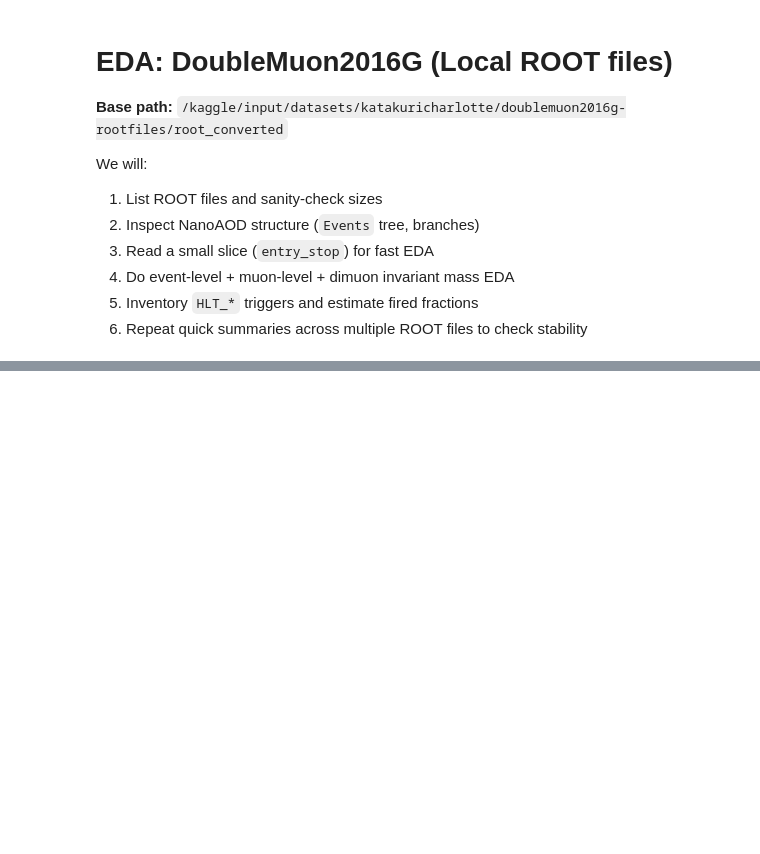
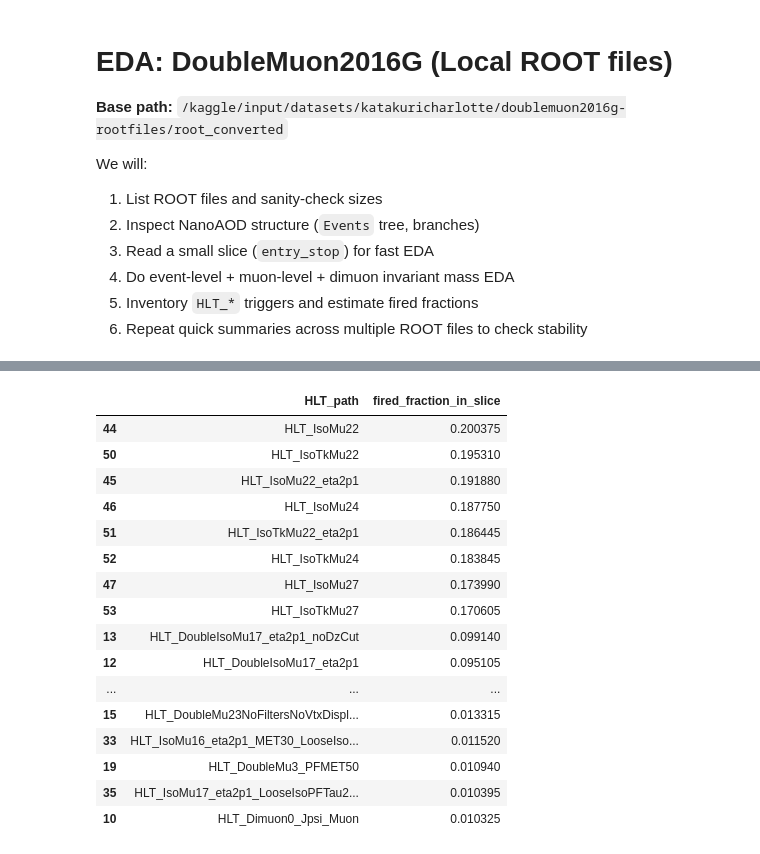
Before and after one commit to prajwal816/CMS-Collision-Detection, a Jupyter notebook: EDA-DoubleMuon.ipynb, the cells around one changed output, grey strips where cells are left out. Cells and saved outputs as stored; diff of their text form; code cells hidden in the pictures; blank space fills up the shorter version.

```diff
--- a/EDA-DoubleMuon.ipynb
+++ b/EDA-DoubleMuon.ipynb
@@ -485,0 +385,35 @@ out_parquet, df_flat.head()
+# %%
+# Cell 16 — Read a subset of HLT paths (muon-related) and compute fired fraction
+hlt_mu = [b for b in hlt_branches if "Mu" in b][:80]  # cap for speed
+
+wanted_hlt = [b for b in (wanted + hlt_mu) if b in branch_names]
+arr_hlt = events.arrays(wanted_hlt, entry_stop=ENTRY_STOP, library="ak")
+
+hlt_rate = []
+for b in hlt_mu:
+    if b in arr_hlt.fields:
+        hlt_rate.append((b, float(ak.mean(arr_hlt[b]))))
+
+hlt_rate_df = pd.DataFrame(hlt_rate, columns=["HLT_path", "fired_fraction_in_slice"]).sort_values(
+    "fired_fraction_in_slice", ascending=False
+)
+
+hlt_rate_df.head(30)
+# %% [output]
+|  | HLT_path | fired_fraction_in_slice |
+| 44 | HLT_IsoMu22 | 0.200375 |
+| 50 | HLT_IsoTkMu22 | 0.195310 |
+| 45 | HLT_IsoMu22_eta2p1 | 0.191880 |
+| 46 | HLT_IsoMu24 | 0.187750 |
+| 51 | HLT_IsoTkMu22_eta2p1 | 0.186445 |
+| 52 | HLT_IsoTkMu24 | 0.183845 |
+| 47 | HLT_IsoMu27 | 0.173990 |
+| 53 | HLT_IsoTkMu27 | 0.170605 |
+| 13 | HLT_DoubleIsoMu17_eta2p1_noDzCut | 0.099140 |
+| 12 | HLT_DoubleIsoMu17_eta2p1 | 0.095105 |
+| ... | ... | ... |
+| 15 | HLT_DoubleMu23NoFiltersNoVtxDispl... | 0.013315 |
+| 33 | HLT_IsoMu16_eta2p1_MET30_LooseIso... | 0.011520 |
+| 19 | HLT_DoubleMu3_PFMET50 | 0.010940 |
+| 35 | HLT_IsoMu17_eta2p1_LooseIsoPFTau2... | 0.010395 |
+| 10 | HLT_Dimuon0_Jpsi_Muon | 0.010325 |
```
Also changed, not shown: parts of 56 cells of this notebook.
